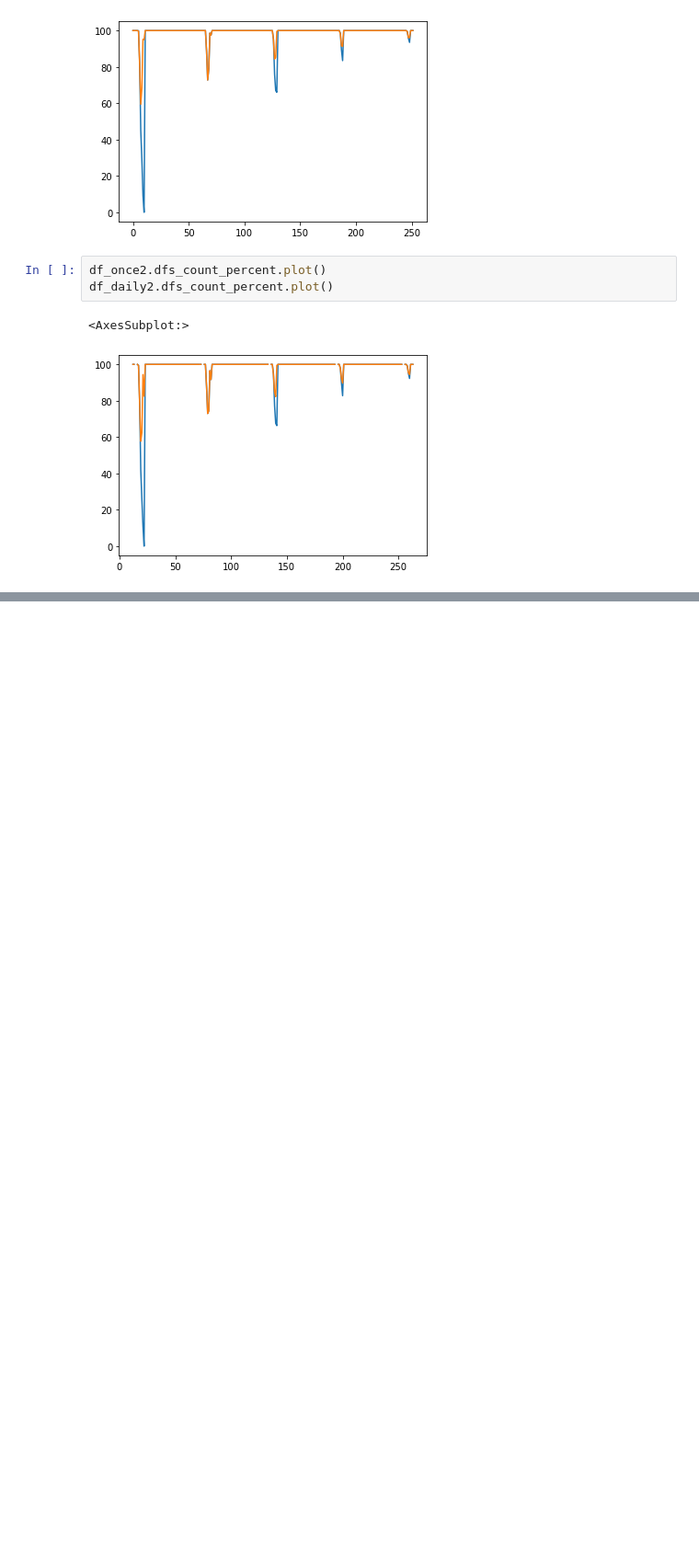
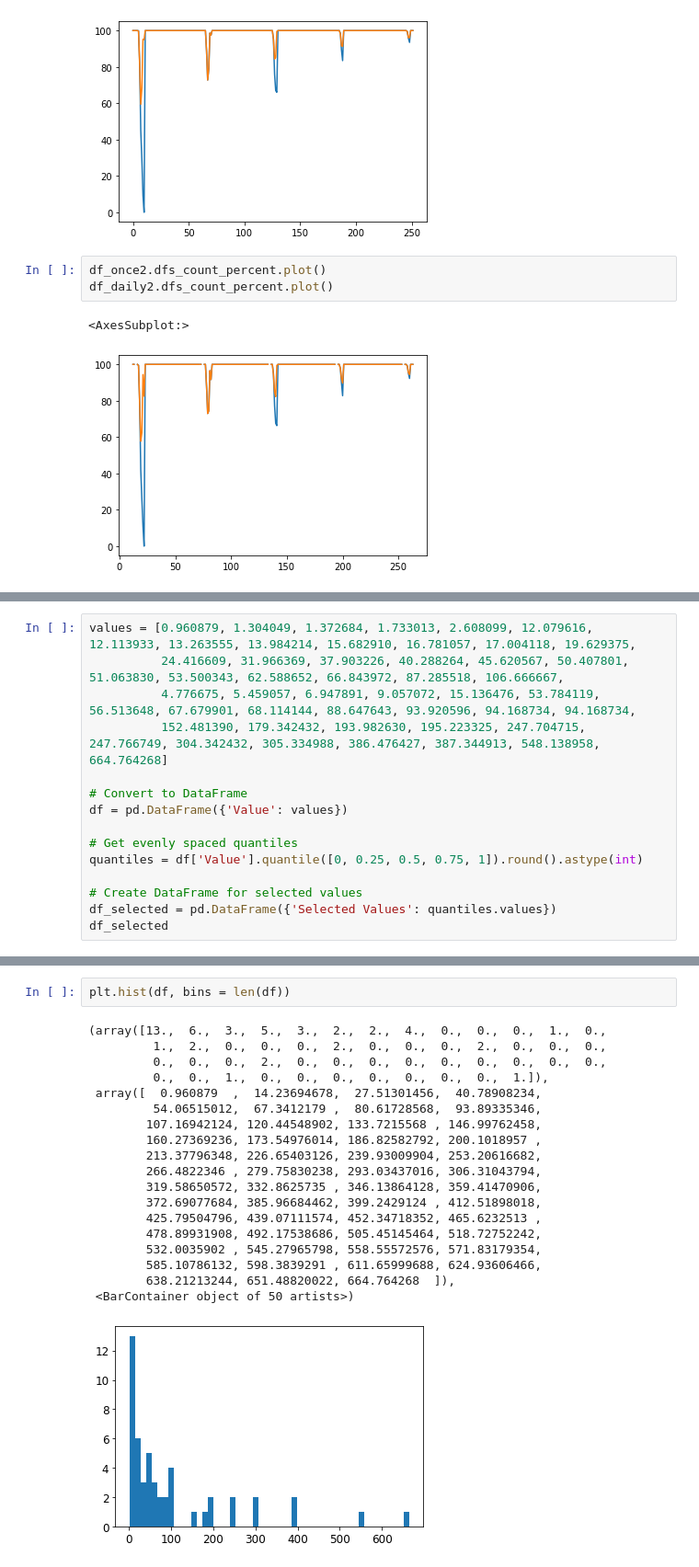
Before and after one commit to varyabazilova/sedcas_sediments_hma, a Jupyter notebook: 202406_modelruns/df_count_bubbles_for_all.ipynb, the cells around one changed output, grey strips where cells are left out. Shown at 92% size. Drawn from its saved outputs; the diff is of its cells as text; blank space fills up the shorter version.

```diff
--- a/202406_modelruns/df_count_bubbles_for_all.ipynb
+++ b/202406_modelruns/df_count_bubbles_for_all.ipynb
@@ -511,0 +891,15 @@ df_daily2.dfs_count_percent.plot()
+# %%
+values = [0.960879, 1.304049, 1.372684, 1.733013, 2.608099, 12.079616, 12.113933, 13.263555, 13.984214, 15.682910, 16.781057, 17.004118, 19.629375,
+          24.416609, 31.966369, 37.903226, 40.288264, 45.620567, 50.407801, 51.063830, 53.500343, 62.588652, 66.843972, 87.285518, 106.666667,
+          4.776675, 5.459057, 6.947891, 9.057072, 15.136476, 53.784119, 56.513648, 67.679901, 68.114144, 88.647643, 93.920596, 94.168734, 94.168734,
+          152.481390, 179.342432, 193.982630, 195.223325, 247.704715, 247.766749, 304.342432, 305.334988, 386.476427, 387.344913, 548.138958, 664.764268]
+
+# Convert to DataFrame
+df = pd.DataFrame({'Value': values})
+
+# Get evenly spaced quantiles
+quantiles = df['Value'].quantile([0, 0.25, 0.5, 0.75, 1]).round().astype(int)
+
+# Create DataFrame for selected values
+df_selected = pd.DataFrame({'Selected Values': quantiles.values})
+df_selected
@@ -511,0 +933,22 @@ df_daily2.dfs_count_percent.plot()
+# %%
+plt.hist(df, bins = len(df))
+# %% [output]
+(array([13.,  6.,  3.,  5.,  3.,  2.,  2.,  4.,  0.,  0.,  0.,  1.,  0.,
+         1.,  2.,  0.,  0.,  0.,  2.,  0.,  0.,  0.,  2.,  0.,  0.,  0.,
+         0.,  0.,  0.,  2.,  0.,  0.,  0.,  0.,  0.,  0.,  0.,  0.,  0.,
+         0.,  0.,  1.,  0.,  0.,  0.,  0.,  0.,  0.,  0.,  1.]),
+ array([  0.960879  ,  14.23694678,  27.51301456,  40.78908234,
+         54.06515012,  67.3412179 ,  80.61728568,  93.89335346,
+        107.16942124, 120.44548902, 133.7215568 , 146.99762458,
+        160.27369236, 173.54976014, 186.82582792, 200.1018957 ,
+        213.37796348, 226.65403126, 239.93009904, 253.20616682,
+        266.4822346 , 279.75830238, 293.03437016, 306.31043794,
+        319.58650572, 332.8625735 , 346.13864128, 359.41470906,
+        372.69077684, 385.96684462, 399.2429124 , 412.51898018,
+        425.79504796, 439.07111574, 452.34718352, 465.6232513 ,
+        478.89931908, 492.17538686, 505.45145464, 518.72752242,
+        532.0035902 , 545.27965798, 558.55572576, 571.83179354,
+        585.10786132, 598.3839291 , 611.65999688, 624.93606466,
+        638.21213244, 651.48820022, 664.764268  ]),
+ <BarContainer object of 50 artists>)
+[figure, added]
```
Also changed, not shown: parts of 24 cells of this notebook, 24 other files.
